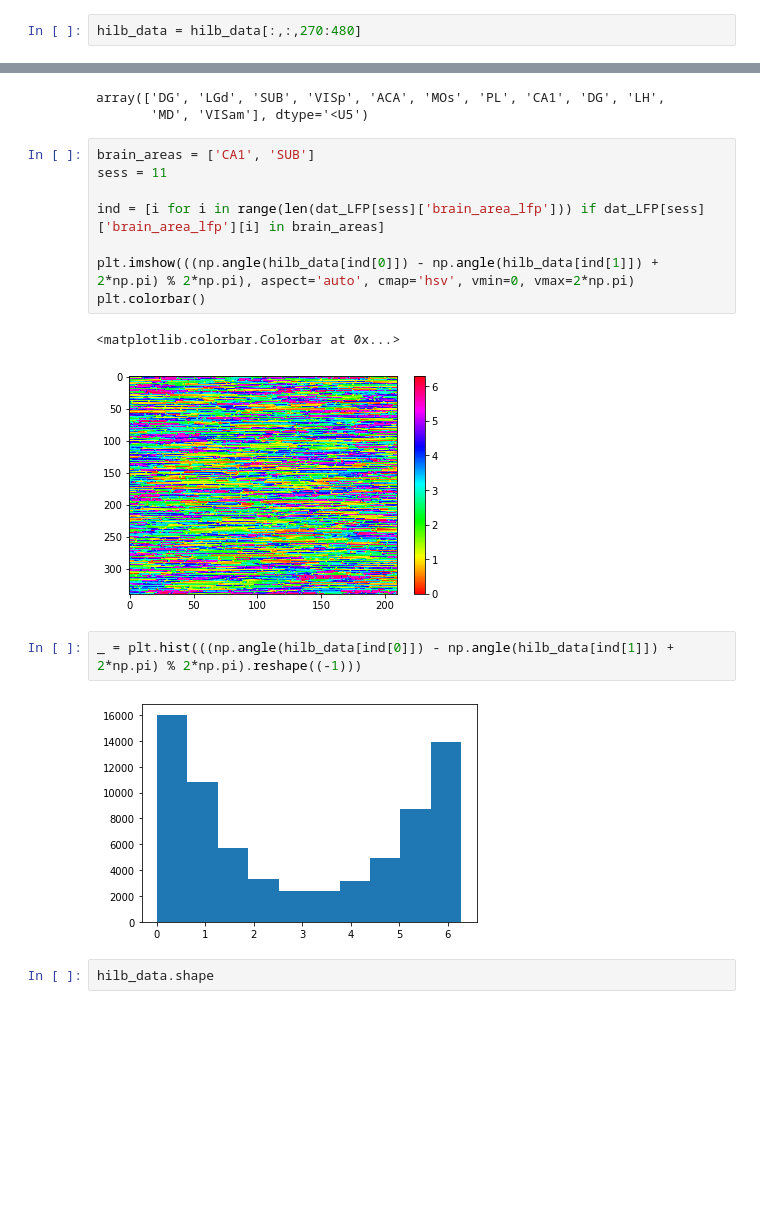
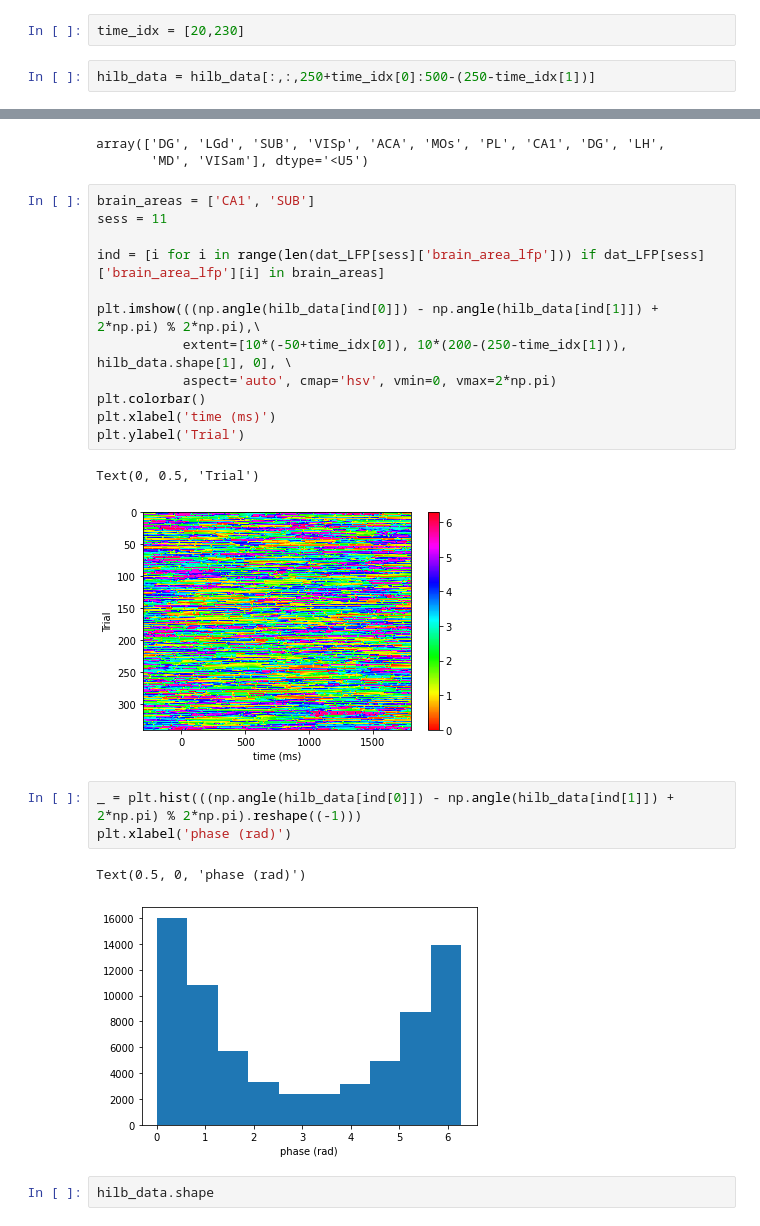
Before and after one commit to kayteeflick/nma_cn_flow_state, a Jupyter notebook: phase_relationships.ipynb, the cells around one changed output, grey strips where cells are left out. Saved outputs shown, nothing was run; the diff lists cells and outputs as text; blank space fills up the shorter version.

Commit message:
Added labels to plots and cleaned a little bit

```diff
--- a/phase_relationships.ipynb
+++ b/phase_relationships.ipynb
@@ -189,6 +174,8 @@ plt.plot(np.mean(test,axis=0))
 import scipy.signal as ss
 # %%
 hilb_data = ss.hilbert(filt_data)
-# %%
-hilb_data = hilb_data[:,:,270:480]
+# %%
+time_idx = [20,230]
+# %%
+hilb_data = hilb_data[:,:,250+time_idx[0]:500-(250-time_idx[1])]
 # %%
@@ -210,15 +197,21 @@ sess = 11
 
 ind = [i for i in range(len(dat_LFP[sess]['brain_area_lfp'])) if dat_LFP[sess]['brain_area_lfp'][i] in brain_areas]
 
-plt.imshow(((np.angle(hilb_data[ind[0]]) - np.angle(hilb_data[ind[1]]) + 2*np.pi) % 2*np.pi), aspect='auto', cmap='hsv', vmin=0, vmax=2*np.pi)
+plt.imshow(((np.angle(hilb_data[ind[0]]) - np.angle(hilb_data[ind[1]]) + 2*np.pi) % 2*np.pi),\
+           extent=[10*(-50+time_idx[0]), 10*(200-(250-time_idx[1])), hilb_data.shape[1], 0], \
+           aspect='auto', cmap='hsv', vmin=0, vmax=2*np.pi)
 plt.colorbar()
+plt.xlabel('time (ms)')
+plt.ylabel('Trial')
 # %% [output]
-<matplotlib.colorbar.Colorbar at 0x...>
+Text(0, 0.5, 'Trial')
-[figure, old version]
+[figure, new version]
 # %%
 _ = plt.hist(((np.angle(hilb_data[ind[0]]) - np.angle(hilb_data[ind[1]]) + 2*np.pi) % 2*np.pi).reshape((-1)))
+plt.xlabel('phase (rad)')
 # %% [output]
+Text(0.5, 0, 'phase (rad)')
-[figure, old version]
+[figure, new version]
 # %%
 hilb_data.shape
 # %% [output]
```
Also changed, not shown: parts of 17 cells of this notebook.
